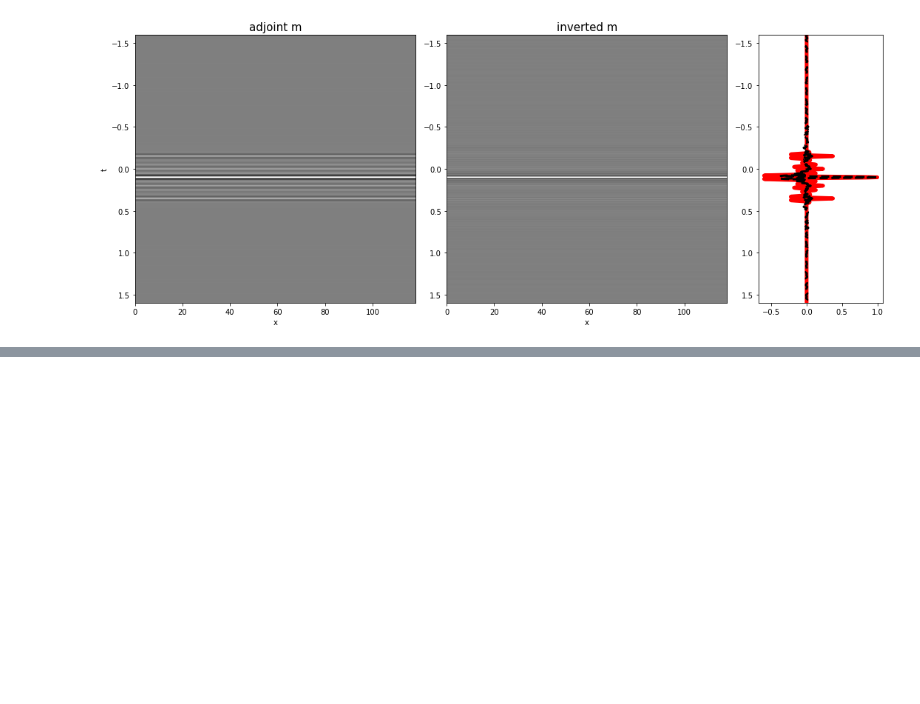
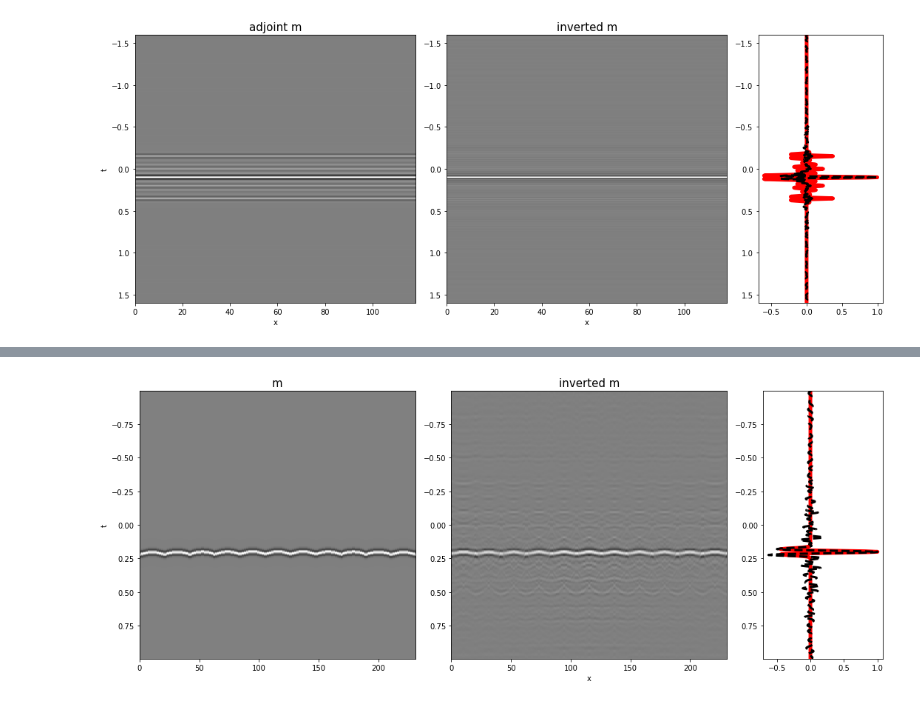
Before and after one commit to PyLops/pylops_notebooks, a Jupyter notebook: developement-distributed/WaveEquationProcessing-distributed.ipynb, the cells around one changed output, grey strips where cells are left out. Saved outputs shown, nothing was run; the diff lists cells and outputs as text; code cells hidden in the pictures; blank space fills up the shorter version.

```diff
--- a/developement-distributed/WaveEquationProcessing-distributed.ipynb
+++ b/developement-distributed/WaveEquationProcessing-distributed.ipynb
@@ -359,0 +455,10 @@ fig.tight_layout()
+# %%
+dmadj = dMDCop.H*dd.flatten()
+dmadj = dmadj.reshape(2*par['nt']-1, par['ny']*par['nx'])
+dmadj = dmadj.compute()
+#dminv = dcg(dMDCop.H * dMDCop, dMDCop.H * dd.ravel(),
+#            niter=10, compute=False)
+dminv = dcgls(dMDCop, dd.ravel(), niter=10, compute=False)
+
+dminv = dminv.reshape(2*par['nt']-1, par['ny']*par['nx'])
+dminv = dminv.compute()
@@ -359,0 +483,24 @@ fig.tight_layout()
+# %%
+fig = plt.figure(figsize=(15,6))
+ax1 = plt.subplot2grid((1, 5), (0, 0), colspan=2)
+ax2 = plt.subplot2grid((1, 5), (0, 2), colspan=2)
+ax3 = plt.subplot2grid((1, 5), (0, 4))
+
+ax1.imshow(m.T, aspect='auto',interpolation='nearest', cmap='gray',
+           vmin=-m.max(), vmax=m.max(),
+           extent=(0, par['ny']*par['nx'],t2.max(),t2.min()))
+ax1.set_title('m', fontsize=15)
+ax1.set_ylabel('t')
+
+ax2.imshow(dminv, aspect='auto', interpolation='nearest', cmap='gray',
+           vmin=-m.max(), vmax=m.max(),
+           extent=(0, par['ny']*par['nx'],t2.max(),t2.min()))
+ax2.set_title('inverted m', fontsize=15)
+ax2.set_xlabel('x'),ax1.set_ylabel('t')
+
+ax3.plot(m[(par['ny']//2)*par['nx'] + par['nx']//2]/np.abs(m[(par['ny']//2)*par['nx'] + par['nx']//2]).max(), t2, 'r', lw=5)
+ax3.plot(dminv[:, (par['ny']//2)*par['nx'] + par['nx']//2]/np.abs(dminv[:, (par['ny']//2)*par['nx'] + par['nx']//2]).max(), t2, '--k', lw=3)
+ax3.set_ylim([t2[-1], t2[0]])
+fig.tight_layout()
+# %% [output]
+[figure, added]
```
Also changed, not shown: parts of 13 cells of this notebook.
